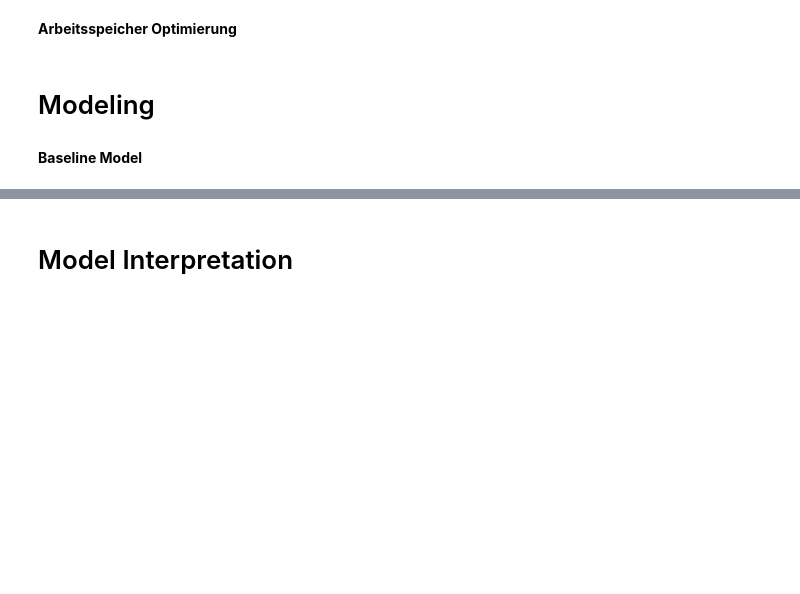
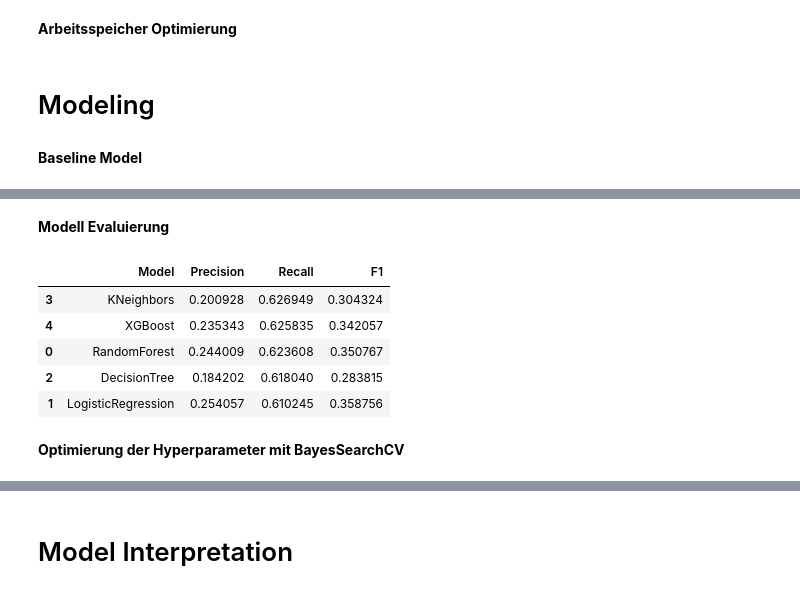
Before and after one commit to YunusAhmetSari/auction-car-risk-prediction, a Jupyter notebook: notebooks/auction_car_risk_pipeline.ipynb, the cells around one changed output, grey strips where cells are left out. Saved outputs shown, nothing was run; the diff lists cells and outputs as text; code cells hidden in the pictures; blank space fills up the shorter version.

```diff
--- a/notebooks/auction_car_risk_pipeline.ipynb
+++ b/notebooks/auction_car_risk_pipeline.ipynb
@@ -316,8 +580,7 @@ display(missing_values_comparison)
 **Feature Engineering**
 # %%
 # Feature Engineering für die Modell-Pipeline vorbereiten
-def apply_feature_engineering(X: pd.DataFrame) -> pd.DataFrame:
-    """Wrapper to make engineer_features usable in sklearn pipelines."""
-    return engineer_features(X)
-
-feature_engineering_step = FunctionTransformer(apply_feature_engineering, validate=False)
+feature_engineering_step = FunctionTransformer(
+    engineer_features,
+    validate=False
+)
@@ -324,3 +589,18 @@ feature_engineering_step = FunctionTransformer(apply_feature_engineering, valida
+# %%
+# Feature selection für die Modell-Pipeline vorbereiten
+feature_drop = ["PurchDate", "VehYear", "WheelTypeID", "VNZIP1", # redundant
+                "BYRNO", # käufer id
+                "IsOnlineSale", "Transmission", "Nationality" # feature importance / eda
+               ]
+
+feature_selection_step = FunctionTransformer(
+    drop_columns,
+    kw_args={'cols_to_drop': feature_drop},
+    validate=False
+)
+
+final_num_features = [col for col in numerical_features if col not in feature_drop]
+final_cat_features = [col for col in categorical_features if col not in feature_drop]
 # %% [markdown]
 **Data Scaling + Dimensonality Reduction**
 # %%
@@ -336,8 +616,8 @@ pca_cols = [
     "MMRCurrentRetailCleanPrice",
 ]
 
-pca__numeric_features = [col for col in pca_cols if col in numeric_features]
-non_pca_numeric_features = [col for col in numeric_features if col not in pca__numeric_features]
+pca__numeric_features = [col for col in pca_cols if col in final_num_features]
+non_pca_numeric_features = [col for col in final_num_features if col not in pca__numeric_features]
 # %% [markdown]
 **OHE Encoding**
 # %%
@@ -355,9 +635,9 @@ high_cardinality_categorical_features = [
 ]
 
 high_card_features = [
-    col for col in high_cardinality_categorical_features if col in categorical_features
+    col for col in high_cardinality_categorical_features if col in final_cat_features
 ]
-low_card_features = [col for col in categorical_features if col not in high_card_features]
+low_card_features = [col for col in final_cat_features if col not in high_card_features]
 
 mode_features = ["Transmission", "IsOnlineSale"]
 low_card_mode_features = [col for col in low_card_features if col in mode_features]
@@ -443,3 +741,5 @@ model_pipeline
+# %% [markdown]
+**Modell Evaluierung**
 # %%
 # Mehrere Modelle testen
 models = {
@@ -450,30 +750,40 @@ models = {
     "XGBoost": XGBClassifier(random_state=42)
 }
 
 results = []
 
 for model_name, model in models.items():
     model_pipeline = ImbPipeline(
         steps=[
             ("clean", clean_step),
             ("feature_engineering", feature_engineering_step),
+            ("feature_selection", feature_selection_step),
             ("preprocess", preprocessor),
             ("sampler", RandomUnderSampler(random_state=42)),
             ("model", model),
         ]
     )
 
     model_pipeline.fit(features_train, target_train)
     target_test_pred = model_pipeline.predict(features_test)
 
     results.append(
         {
             "Model": model_name,
             "Precision": precision_score(target_test, target_test_pred),
             "Recall": recall_score(target_test, target_test_pred),
             "F1": f1_score(target_test, target_test_pred),
         }
     )
 
 results_df = pd.DataFrame(results).sort_values(by="Recall", ascending=False)
 display(results_df)
+# %% [output]
+|  | Model | Precision | Recall | F1 |
+| 3 | KNeighbors | 0.200928 | 0.626949 | 0.304324 |
+| 4 | XGBoost | 0.235343 | 0.625835 | 0.342057 |
+| 0 | RandomForest | 0.244009 | 0.623608 | 0.350767 |
+| 2 | DecisionTree | 0.184202 | 0.618040 | 0.283815 |
+| 1 | LogisticRegression | 0.254057 | 0.610245 | 0.358756 |
+# %% [markdown]
+**Optimierung der Hyperparameter mit BayesSearchCV**
```
Also changed, not shown: parts of 16 cells of this notebook.
